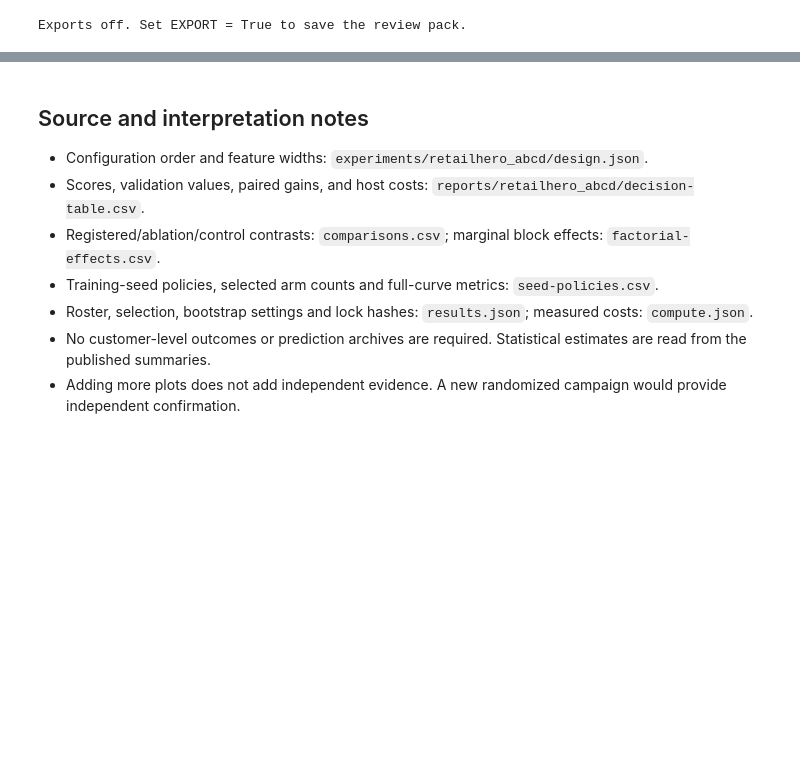
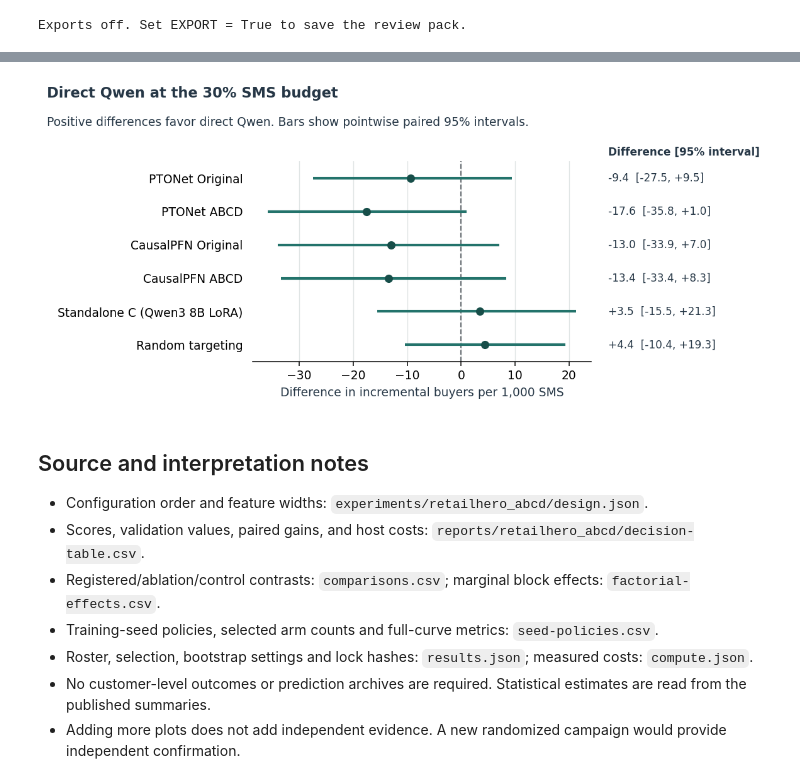
Before and after one commit to yashashree5/causal-uplift-engine, a Jupyter notebook: notebooks/retailhero_abcd_analysis.ipynb, the cells around one changed output, grey strips where cells are left out. Saved outputs shown, nothing was run; the diff lists cells and outputs as text; code cells hidden in the pictures; blank space fills up the shorter version.

Commit message:
Compare frozen direct-prompt Qwen with the X5 uplift models

```diff
--- a/notebooks/retailhero_abcd_analysis.ipynb
+++ b/notebooks/retailhero_abcd_analysis.ipynb
@@ -685,3 +725,41 @@ Exports off. Set EXPORT = True to save the review pack.
+# %%
+paired = pd.read_csv(PROJECT_ROOT / "reports/retailhero_abcd/direct-llm-contrasts.csv")
+primary = paired.loc[
+    paired["cohort"].eq("full") & paired["reach"].eq(0.30) & paired["challenger"].eq("direct_qwen")
+].set_index("reference", verify_integrity=True)
+references = [key for key in policy_names if key != "direct_qwen"]
+if set(primary.index) != set(references):
+    raise ValueError("Expected all six comparison policies at 30% reach.")
+primary = primary.loc[references]
+finite = np.isfinite(primary[["gain", "low_95", "high_95"]]).all().all()
+if not finite or (primary.low_95 > primary.high_95).any():
+    raise ValueError("The paired estimates and ordered interval endpoints must be finite.")
+at_30 = full_scores.loc[full_scores["reach"].eq(0.30)].set_index("policy")["value"]
+if not np.allclose(primary["gain"], at_30["direct_qwen"] - at_30.loc[references]):
+    raise ValueError("The paired gains do not match the direct-minus-comparator scores.")
+
+fig, ax = plt.subplots(figsize=(9.5, 4.2), dpi=135)
+fig.subplots_adjust(left=0.28, right=0.70, top=0.76, bottom=0.20)
+fig.suptitle("Direct Qwen at the 30% SMS budget", x=0.025, y=0.97, ha="left", weight="bold")
+fig.text(0.025, 0.86, "Positive differences favor direct Qwen. Bars show pointwise paired 95% intervals.")
+ax.axvline(0, color="#646b70", lw=1.1, ls="--")
+y = np.arange(len(primary))
+ax.hlines(y, primary.low_95, primary.high_95, color="#23736b", lw=2.2)
+ax.scatter(primary.gain, y, color="#174e49", s=36, zorder=3)
+ax.set_yticks(y, labels=[policy_names[key] for key in references])
+ax.set_ylim(len(y) - 0.5, -0.5)
+ax.tick_params(axis="y", length=0, pad=8)
+ax.spines["left"].set_visible(False)
+ax.grid(axis="x", color="#e0e5e5", lw=0.7)
+ax.set_axisbelow(True)
+ax.set_xlabel("Difference in incremental buyers per 1,000 SMS")
+ax.text(1.05, 1.03, "Difference [95% interval]", transform=ax.transAxes, weight="bold", fontsize=9)
+for pos, row in enumerate(primary.itertuples()):
+    label = f"{row.gain:+.1f}  [{row.low_95:+.1f}, {row.high_95:+.1f}]"
+    ax.text(1.05, pos, label, transform=ax.get_yaxis_transform(), va="center", fontsize=9)
+plt.show()
+# %% [output]
+[figure, added]
 # %% [markdown]
 ## Source and interpretation notes
 
```
Also changed, not shown: parts of 2 cells of this notebook, 15 other files.
